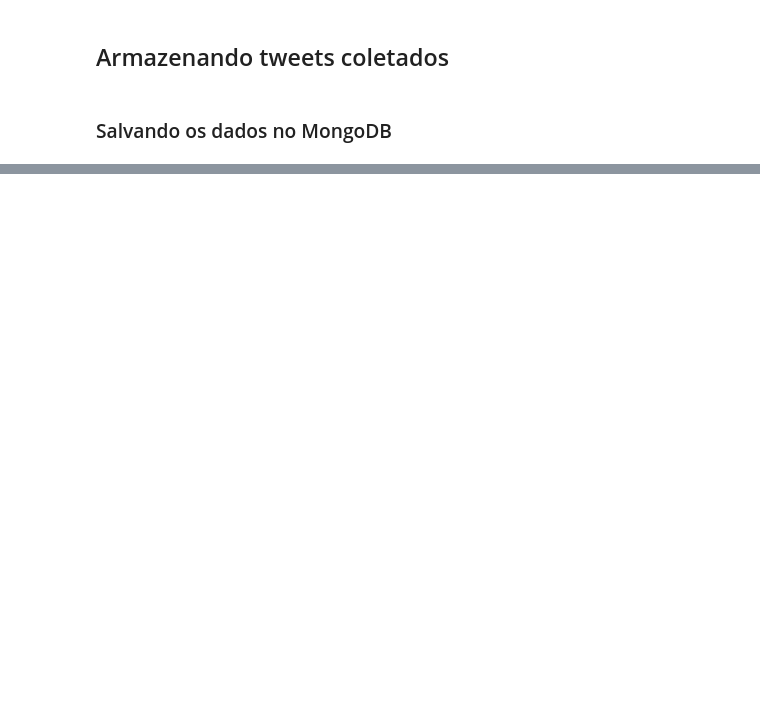
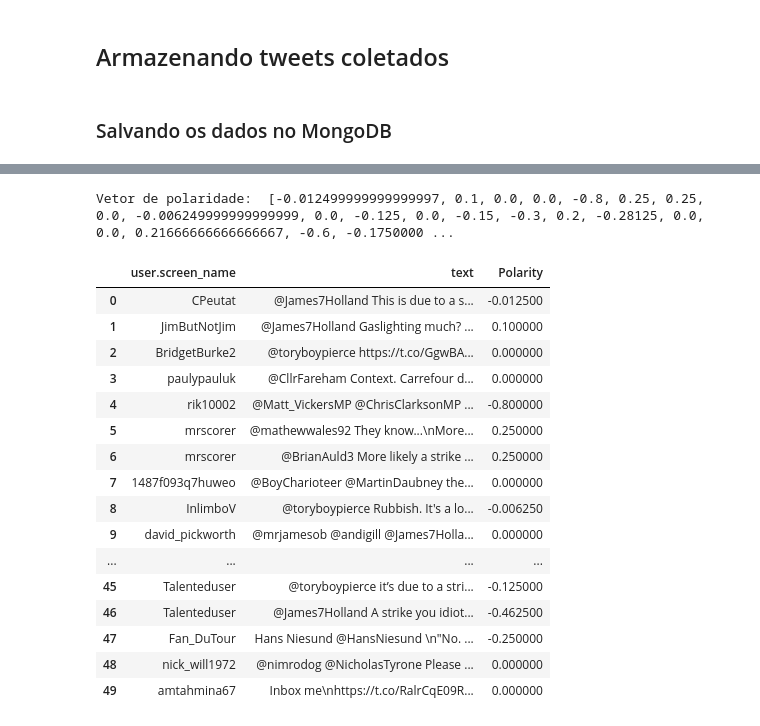
Before and after one commit to JuliaTeresaSantos/Data-Challenge---Banco-Carrefour, a Jupyter notebook: coletor_tweets_keyword.ipynb, the cells around one changed output, grey strips where cells are left out. Cells and saved outputs as stored; diff of their text form; code cells hidden in the pictures; blank space fills up the shorter version.

```diff
--- a/coletor_tweets_keyword.ipynb
+++ b/coletor_tweets_keyword.ipynb
@@ -108,0 +107,3 @@ print(i)
+# %%
+#Lendo o Arquivo que foi exportado em csv
+polaridades = pd.read_csv("tweets_salvos.csv", sep=",")
@@ -108,0 +115,3 @@ print(i)
+# %%
+# selecionando apenas as colunas que tem Nome do usuário e o texto do tweet
+polaridadesRes = ['user.screen_name', 'text']
@@ -108,0 +129,4 @@ print(i)
+# %%
+print('Vetor de polaridade: ' , tweets_score)
+# %% [output]
+Vetor de polaridade:  [-0.012499999999999997, 0.1, 0.0, 0.0, -0.8, 0.25, 0.25, 0.0, -0.006249999999999999, 0.0, -0.125, 0.0, -0.15, -0.3, 0.2, -0.28125, 0.0, 0.0, 0.21666666666666667, -0.6, -0.1750000 ...
@@ -108,0 +135,20 @@ print(i)
+# %%
+dfContat
+# %% [output]
+|  | user.screen_name | text | Polarity |
+| 0 | CPeutat | @James7Holland This is due to a s... | -0.012500 |
+| 1 | JimButNotJim | @James7Holland Gaslighting much? ... | 0.100000 |
+| 2 | BridgetBurke2 | @toryboypierce https://t.co/GgwBA... | 0.000000 |
+| 3 | paulypauluk | @CllrFareham Context. Carrefour d... | 0.000000 |
+| 4 | rik10002 | @Matt_VickersMP @ChrisClarksonMP ... | -0.800000 |
+| 5 | mrscorer | @mathewwales92 They know...\nMore... | 0.250000 |
+| 6 | mrscorer | @BrianAuld3 More likely a strike ... | 0.250000 |
+| 7 | 1487f093q7huweo | @BoyCharioteer @MartinDaubney the... | 0.000000 |
+| 8 | InlimboV | @toryboypierce Rubbish. It's a lo... | -0.006250 |
+| 9 | david_pickworth | @mrjamesob @andigill @James7Holla... | 0.000000 |
+| ... | ... | ... | ... |
+| 45 | Talenteduser | @toryboypierce it’s due to a stri... | -0.125000 |
+| 46 | Talenteduser | @James7Holland A strike you idiot... | -0.462500 |
+| 47 | Fan_DuTour | Hans Niesund @HansNiesund \n"No. ... | -0.250000 |
+| 48 | nick_will1972 | @nimrodog @NicholasTyrone Please ... | 0.000000 |
+| 49 | amtahmina67 | Inbox me\nhttps://t.co/RalrCqE09R... | 0.000000 |
```
Also changed, not shown: parts of 32 cells of this notebook.
